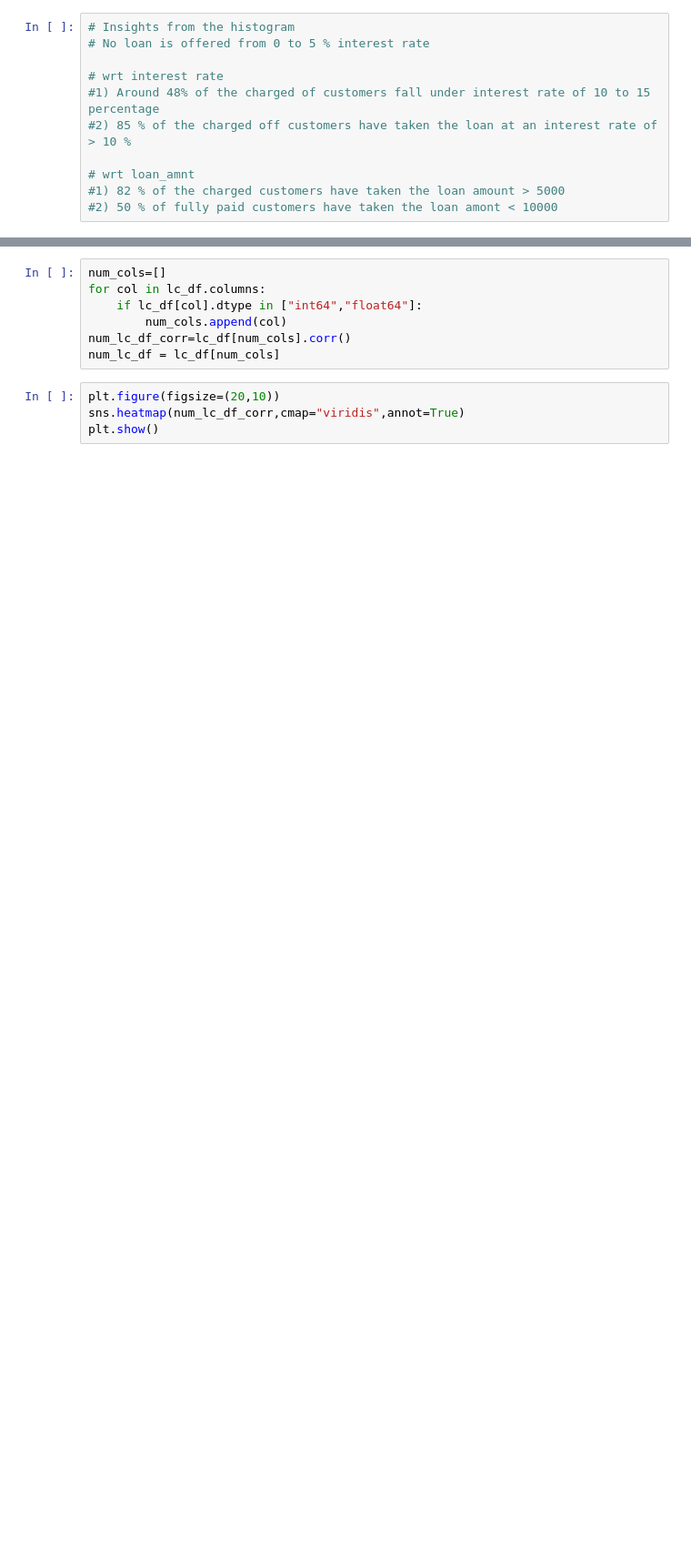
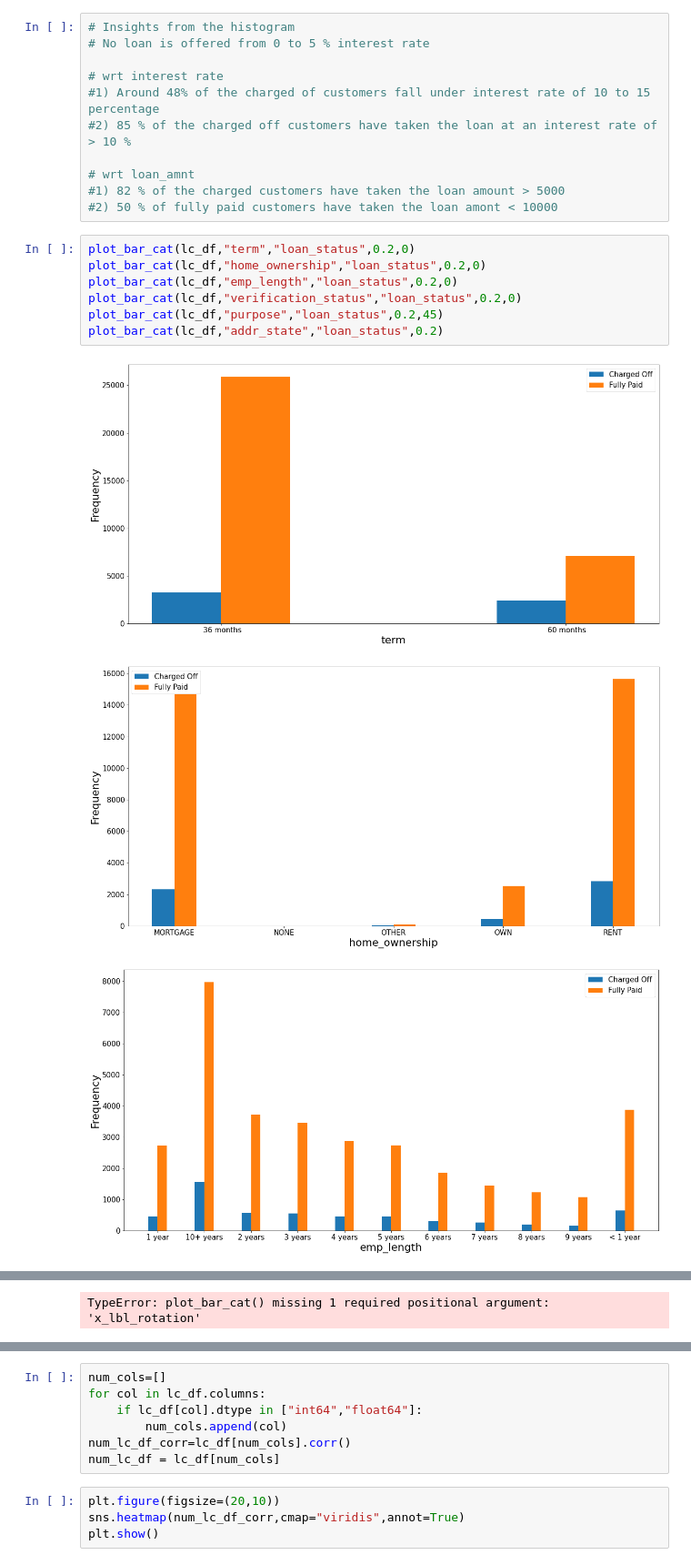
Before and after one commit to karthickchetti/LendingClubCaseStudy, a Jupyter notebook: Karthick_Chetti.ipynb, the cells around one changed output, grey strips where cells are left out. Shown at 91% size. Drawn from its saved outputs; the diff is of its cells as text; blank space fills up the shorter version.

```diff
--- a/Karthick_Chetti.ipynb
+++ b/Karthick_Chetti.ipynb
@@ -319,3 +324,14 @@ a3,b3,c3 = plot_hist(lc_df,"annual_inc",np.linspace(4000,6000000,num=10))
 # wrt loan_amnt
 #1) 82 % of the charged customers have taken the loan amount > 5000
 #2) 50 % of fully paid customers have taken the loan amont < 10000
+# %%
+plot_bar_cat(lc_df,"term","loan_status",0.2,0)
+plot_bar_cat(lc_df,"home_ownership","loan_status",0.2,0)
+plot_bar_cat(lc_df,"emp_length","loan_status",0.2,0)
+plot_bar_cat(lc_df,"verification_status","loan_status",0.2,0)
+plot_bar_cat(lc_df,"purpose","loan_status",0.2,45)
+plot_bar_cat(lc_df,"addr_state","loan_status",0.2)
+# %% [output]
+[figure, added]
+[figure, added]
+[figure, added]
@@ -321,0 +340 @@ a3,b3,c3 = plot_hist(lc_df,"annual_inc",np.linspace(4000,6000000,num=10))
+TypeError: plot_bar_cat() missing 1 required positional argument: 'x_lbl_rotation'
```
Also changed, not shown: parts of 4 cells of this notebook.
